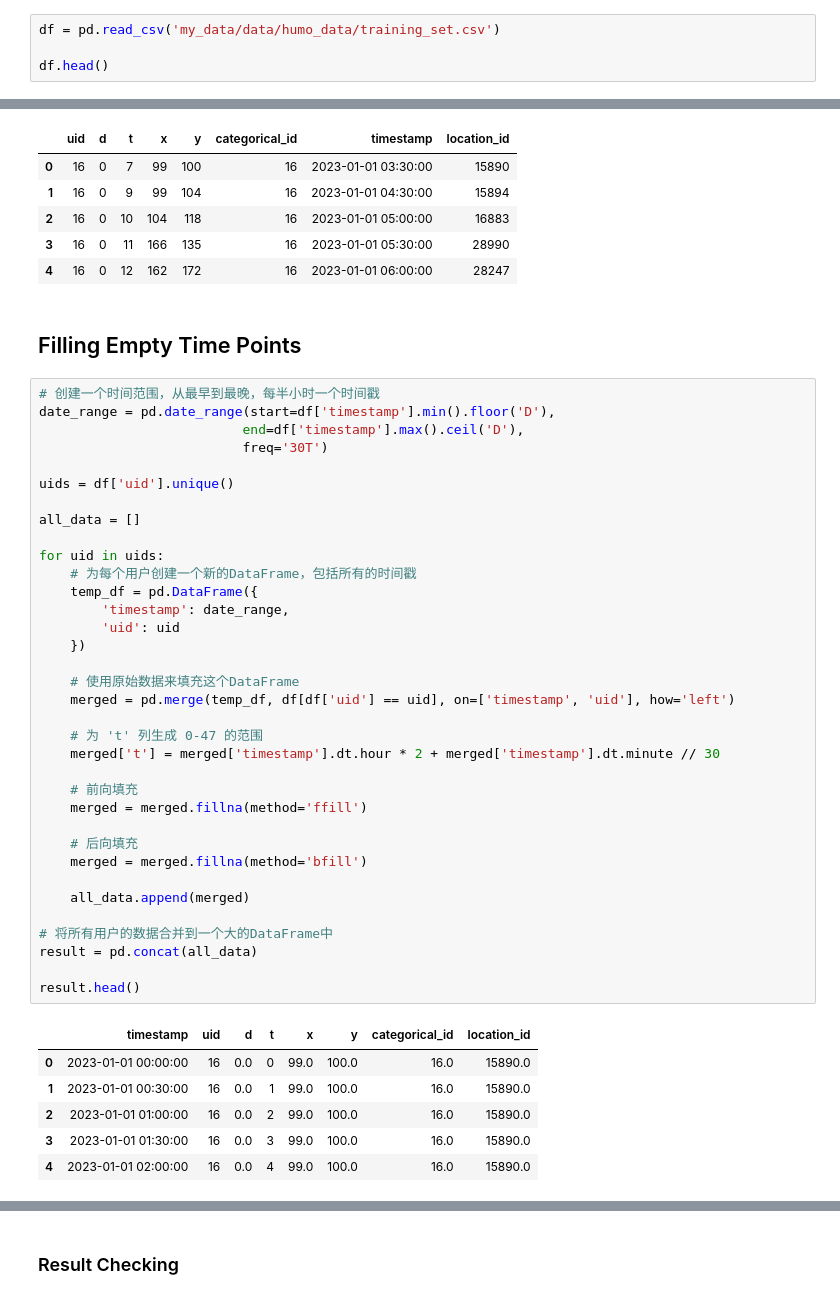
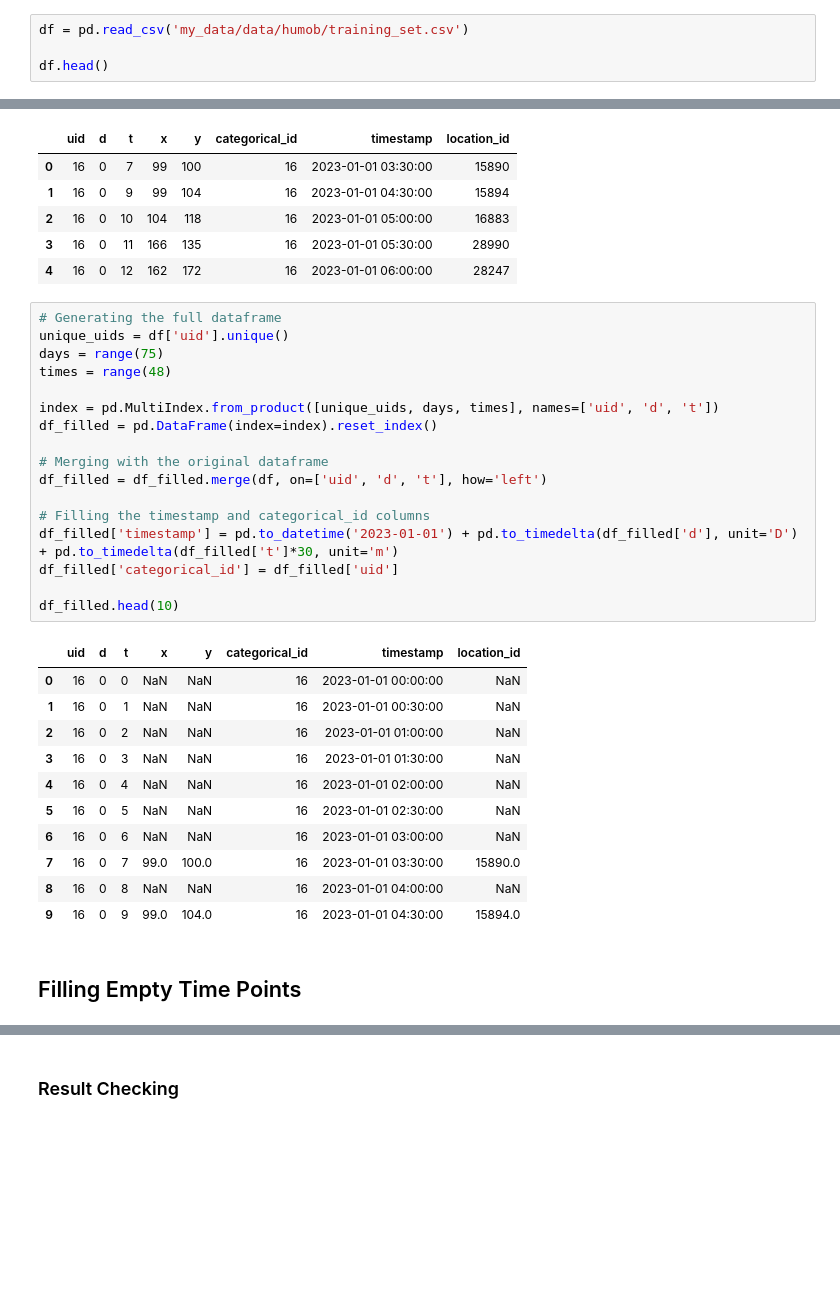
Before and after one commit to rongboxu/tft_tf2, a Jupyter notebook: data_processing.ipynb, the cells around one changed output, grey strips where cells are left out. Drawn from its saved outputs; the diff is of its cells as text; blank space fills up the shorter version.

```diff
--- a/data_processing.ipynb
+++ b/data_processing.ipynb
@@ -4,7 +4,7 @@ import numpy as np
 # %% [markdown]
 ## Load Data
 # %%
-df = pd.read_csv('my_data/data/humo_data/training_set.csv')
+df = pd.read_csv('my_data/data/humob/training_set.csv')
 
 df.head()
 # %% [output]
@@ -51,47 +51,34 @@ df.head()
 | 2 | 16 | 0 | 10 | 104 | 118 | 16 | 2023-01-01 05:00:00 | 16883 |
 | 3 | 16 | 0 | 11 | 166 | 135 | 16 | 2023-01-01 05:30:00 | 28990 |
 | 4 | 16 | 0 | 12 | 162 | 172 | 16 | 2023-01-01 06:00:00 | 28247 |
+# %%
+# Generating the full dataframe
+unique_uids = df['uid'].unique()
+days = range(75)
+times = range(48)
+
+index = pd.MultiIndex.from_product([unique_uids, days, times], names=['uid', 'd', 't'])
+df_filled = pd.DataFrame(index=index).reset_index()
+
+# Merging with the original dataframe
+df_filled = df_filled.merge(df, on=['uid', 'd', 't'], how='left')
+
+# Filling the timestamp and categorical_id columns
+df_filled['timestamp'] = pd.to_datetime('2023-01-01') + pd.to_timedelta(df_filled['d'], unit='D') + pd.to_timedelta(df_filled['t']*30, unit='m')
+df_filled['categorical_id'] = df_filled['uid']
+
+df_filled.head(10)
+# %% [output]
+|  | uid | d | t | x | y | categorical_id | timestamp | location_id |
+| 0 | 16 | 0 | 0 | NaN | NaN | 16 | 2023-01-01 00:00:00 | NaN |
+| 1 | 16 | 0 | 1 | NaN | NaN | 16 | 2023-01-01 00:30:00 | NaN |
+| 2 | 16 | 0 | 2 | NaN | NaN | 16 | 2023-01-01 01:00:00 | NaN |
+| 3 | 16 | 0 | 3 | NaN | NaN | 16 | 2023-01-01 01:30:00 | NaN |
+| 4 | 16 | 0 | 4 | NaN | NaN | 16 | 2023-01-01 02:00:00 | NaN |
+| 5 | 16 | 0 | 5 | NaN | NaN | 16 | 2023-01-01 02:30:00 | NaN |
+| 6 | 16 | 0 | 6 | NaN | NaN | 16 | 2023-01-01 03:00:00 | NaN |
+| 7 | 16 | 0 | 7 | 99.0 | 100.0 | 16 | 2023-01-01 03:30:00 | 15890.0 |
+| 8 | 16 | 0 | 8 | NaN | NaN | 16 | 2023-01-01 04:00:00 | NaN |
+| 9 | 16 | 0 | 9 | 99.0 | 104.0 | 16 | 2023-01-01 04:30:00 | 15894.0 |
 # %% [markdown]
 ## Filling Empty Time Points
-# %%
-# 创建一个时间范围，从最早到最晚，每半小时一个时间戳
-date_range = pd.date_range(start=df['timestamp'].min().floor('D'),
-                          end=df['timestamp'].max().ceil('D'),
-                          freq='30T')
-
-uids = df['uid'].unique()
-
-all_data = []
-
-for uid in uids:
-    # 为每个用户创建一个新的DataFrame，包括所有的时间戳
-    temp_df = pd.DataFrame({
-        'timestamp': date_range,
-        'uid': uid
-    })
-
-    # 使用原始数据来填充这个DataFrame
-    merged = pd.merge(temp_df, df[df['uid'] == uid], on=['timestamp', 'uid'], how='left')
-
-    # 为 't' 列生成 0-47 的范围
-    merged['t'] = merged['timestamp'].dt.hour * 2 + merged['timestamp'].dt.minute // 30
-
-    # 前向填充
-    merged = merged.fillna(method='ffill')
-
-    # 后向填充
-    merged = merged.fillna(method='bfill')
-
-    all_data.append(merged)
-
-# 将所有用户的数据合并到一个大的DataFrame中
-result = pd.concat(all_data)
-
-result.head()
-# %% [output]
-|  | timestamp | uid | d | t | x | y | categorical_id | location_id |
-| 0 | 2023-01-01 00:00:00 | 16 | 0.0 | 0 | 99.0 | 100.0 | 16.0 | 15890.0 |
-| 1 | 2023-01-01 00:30:00 | 16 | 0.0 | 1 | 99.0 | 100.0 | 16.0 | 15890.0 |
-| 2 | 2023-01-01 01:00:00 | 16 | 0.0 | 2 | 99.0 | 100.0 | 16.0 | 15890.0 |
-| 3 | 2023-01-01 01:30:00 | 16 | 0.0 | 3 | 99.0 | 100.0 | 16.0 | 15890.0 |
-| 4 | 2023-01-01 02:00:00 | 16 | 0.0 | 4 | 99.0 | 100.0 | 16.0 | 15890.0 |
```
Also changed, not shown: parts of 12 cells of this notebook.
